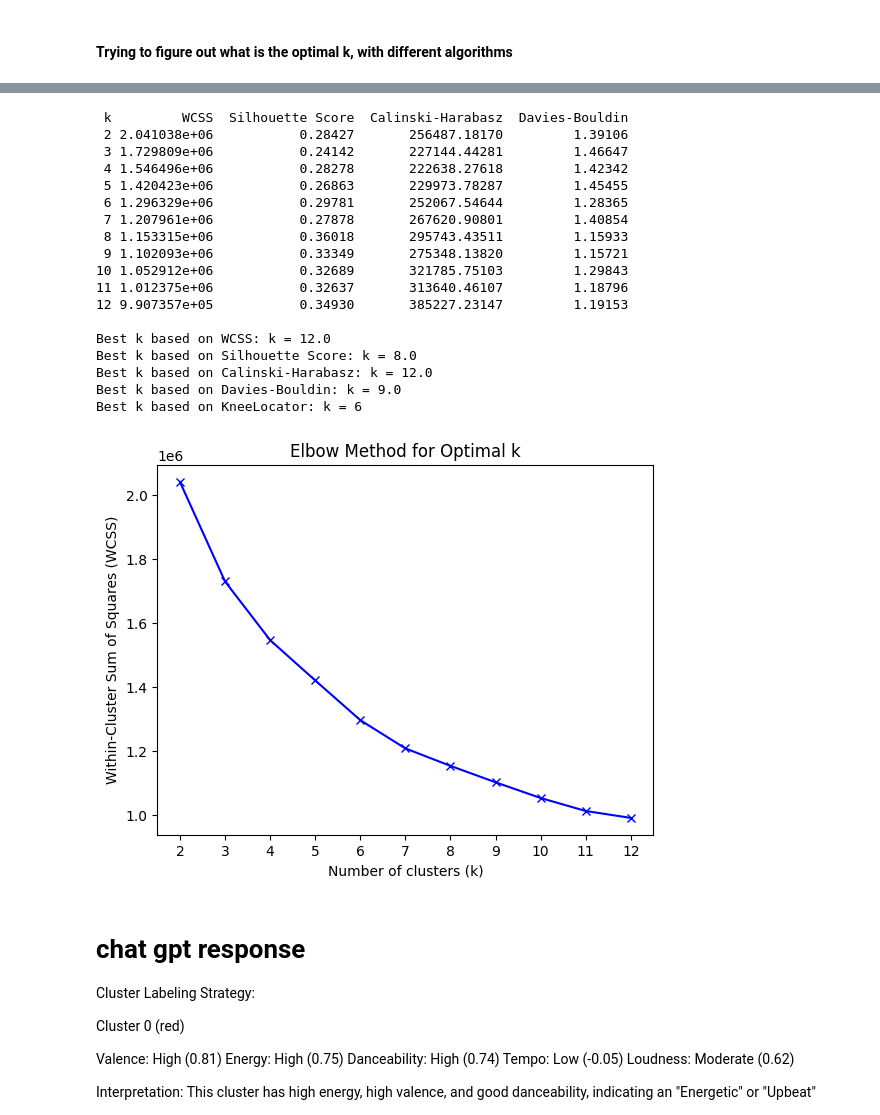
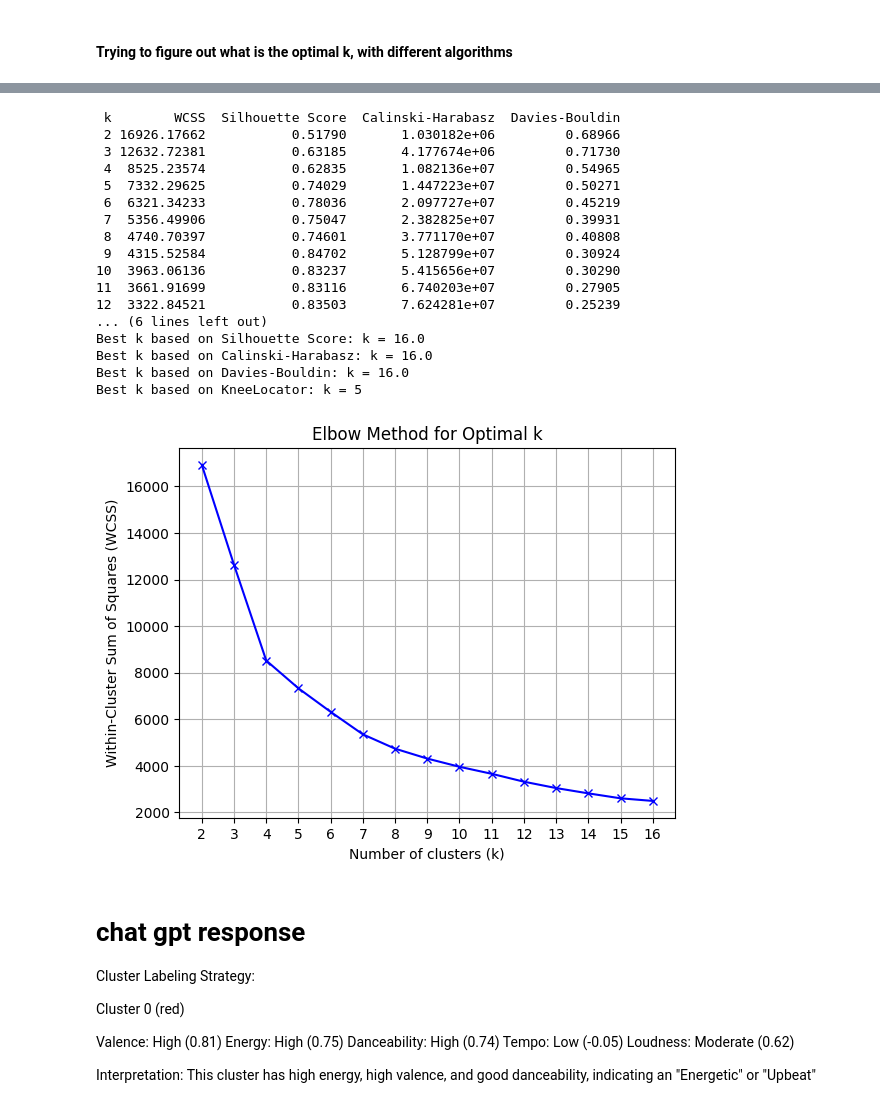
Before and after one commit to algond123/ProyectoFinal_BDML14, a Jupyter notebook: proyectoExplicado.ipynb, the cells around one changed output, grey strips where cells are left out. Cells and saved outputs as stored; diff of their text form; code cells hidden in the pictures.

```diff
--- a/proyectoExplicado.ipynb
+++ b/proyectoExplicado.ipynb
@@ -218,3 +242,5 @@ Completed in 1.87 seconds
+# %%
+FEATURES = ['valence', 'arousal']
 # %%
 df_tracks_cleaned = joblib.load(data_scaled_pkl)
 
@@ -308,7 +331,7 @@ sil_results = []
 ch_results = []
 db_results = []
 
-k_range = range(2, 13)
+k_range = range(2, 17)
 for k in k_range:
     print(f"\nRunning K-Means for k={k}")
     start_time = time.time()
@@ -398,51 +421,50 @@ Running K-Means for k=4
 # %%
 # Print Results of the Kmeans
 print(f"\n{results_kmeans.round(5).to_string(index=False)}\n")
 
 # Find the best k for each metric
 best_k_wcss = results_kmeans.loc[results_kmeans['WCSS'].idxmin()]['k']
 best_k_silhouette = results_kmeans.loc[results_kmeans['Silhouette Score'].idxmax()]['k']
 best_k_calinski = results_kmeans.loc[results_kmeans['Calinski-Harabasz'].idxmax()]['k']
 best_k_davies = results_kmeans.loc[results_kmeans['Davies-Bouldin'].idxmin()]['k']
-best_k_knee = KneeLocator(list(k_range), wcss_results, curve='convex', direction='decreasing')
+best_k_knee = KneeLocator(list(k_range), wcss_results, curve='convex', direction='decreasing',S=10)
 
 # Print the results
 print(f"Best k based on WCSS: k = {best_k_wcss}")
 print(f"Best k based on Silhouette Score: k = {best_k_silhouette}")
 print(f"Best k based on Calinski-Harabasz: k = {best_k_calinski}")
 print(f"Best k based on Davies-Bouldin: k = {best_k_davies}")
 print(f"Best k based on KneeLocator: k = {best_k_knee.knee}")
 
 # Plotting the Elbow Method
 plt.plot(list(k_range), wcss_results, 'bx-')
 plt.xlabel('Number of clusters (k)')
 plt.ylabel('Within-Cluster Sum of Squares (WCSS)')
 plt.title('Elbow Method for Optimal k')
-
-plt.xticks(range(2, 13))
+plt.xticks(k_range)
+plt.grid()
 
 # Display the plot
 plt.show()
 # %% [output]
- k         WCSS  Silhouette Score  Calinski-Harabasz  Davies-Bouldin
- 2 2.041038e+06           0.28427       256487.18170         1.39106
- 3 1.729809e+06           0.24142       227144.44281         1.46647
- 4 1.546496e+06           0.28278       222638.27618         1.42342
- 5 1.420423e+06           0.26863       229973.78287         1.45455
- 6 1.296329e+06           0.29781       252067.54644         1.28365
- 7 1.207961e+06           0.27878       267620.90801         1.40854
- 8 1.153315e+06           0.36018       295743.43511         1.15933
- 9 1.102093e+06           0.33349       275348.13820         1.15721
-10 1.052912e+06           0.32689       321785.75103         1.29843
-11 1.012375e+06           0.32637       313640.46107         1.18796
-12 9.907357e+05           0.34930       385227.23147         1.19153
-
-Best k based on WCSS: k = 12.0
-Best k based on Silhouette Score: k = 8.0
-Best k based on Calinski-Harabasz: k = 12.0
-Best k based on Davies-Bouldin: k = 9.0
-Best k based on KneeLocator: k = 6
+ k        WCSS  Silhouette Score  Calinski-Harabasz  Davies-Bouldin
+ 2 16926.17662           0.51790       1.030182e+06         0.68966
+ 3 12632.72381           0.63185       4.177674e+06         0.71730
+ 4  8525.23574           0.62835       1.082136e+07         0.54965
+ 5  7332.29625           0.74029       1.447223e+07         0.50271
+ 6  6321.34233           0.78036       2.097727e+07         0.45219
+ 7  5356.49906           0.75047       2.382825e+07         0.39931
+ 8  4740.70397           0.74601       3.771170e+07         0.40808
+ 9  4315.52584           0.84702       5.128799e+07         0.30924
+10  3963.06136           0.83237       5.415656e+07         0.30290
+11  3661.91699           0.83116       6.740203e+07         0.27905
+12  3322.84521           0.83503       7.624281e+07         0.25239
+... (6 lines left out)
+Best k based on Silhouette Score: k = 16.0
+Best k based on Calinski-Harabasz: k = 16.0
+Best k based on Davies-Bouldin: k = 16.0
+Best k based on KneeLocator: k = 5
-[figure, old version]
+[figure, new version]
 # %% [markdown]
 # chat gpt response
 
```
Also changed, not shown: parts of 7 cells of this notebook, 36 other files.
